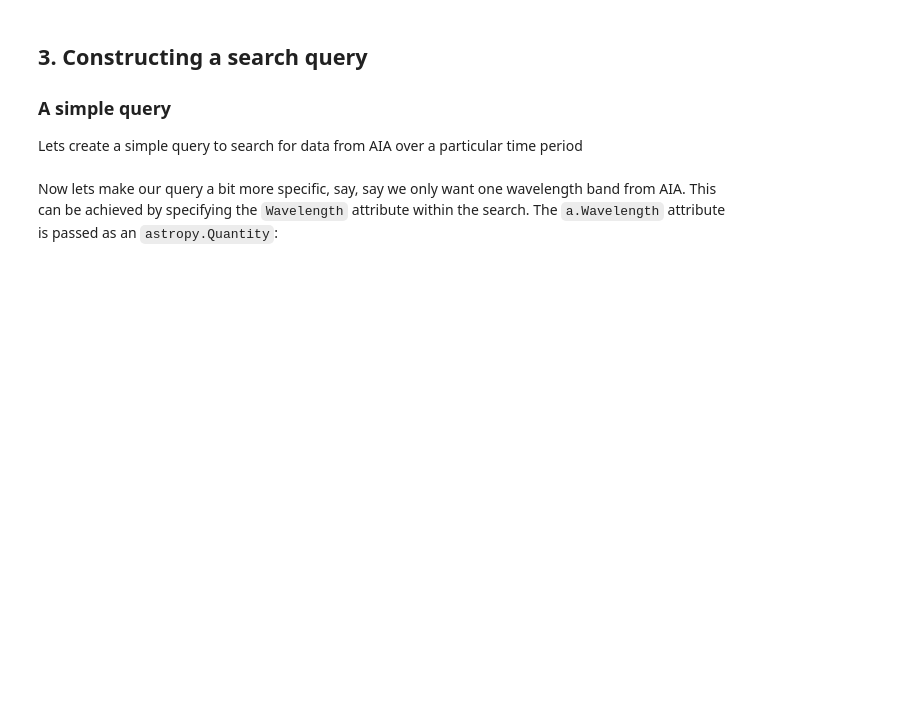
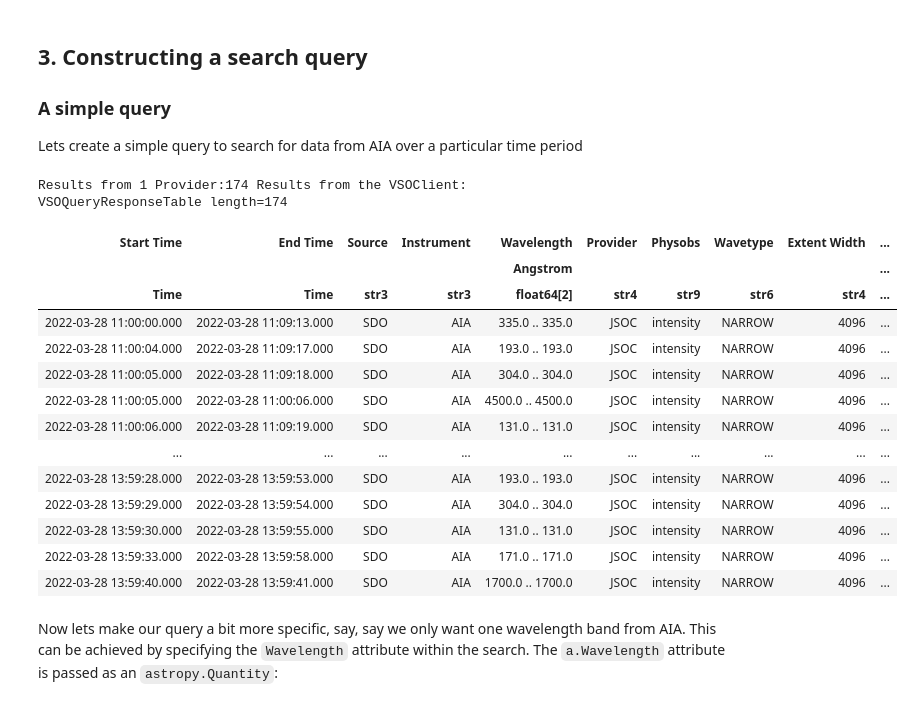
Before and after one commit to hayesla/ESPDSummerSchoolSunPy, a Jupyter notebook: 1. Solar Data Search and Download.ipynb, the cells around one changed output. Cells and saved outputs as stored; diff of their text form; code cells hidden in the pictures; blank space fills up the shorter version.

```diff
--- a/1. Solar Data Search and Download.ipynb
+++ b/1. Solar Data Search and Download.ipynb
@@ -182,7 +181,24 @@ Lets create a simple query to search for data from AIA over a particular time pe
 result = Fido.search(a.Time("2022-03-28 11:00", "2022-03-28 14:00"),
                      a.Instrument("AIA"))
 # %%
-# result
+result
+# %% [output]
+Results from 1 Provider:174 Results from the VSOClient:
+VSOQueryResponseTable length=174
+| Start Time | End Time | Source | Instrument | Wavelength | Provider | Physobs | Wavetype | Extent Width | ... |
+|  |  |  |  | Angstrom |  |  |  |  | ... |
+| Time | Time | str3 | str3 | float64[2] | str4 | str9 | str6 | str4 | ... |
+| 2022-03-28 11:00:00.000 | 2022-03-28 11:09:13.000 | SDO | AIA | 335.0 .. 335.0 | JSOC | intensity | NARROW | 4096 | ... |
+| 2022-03-28 11:00:04.000 | 2022-03-28 11:09:17.000 | SDO | AIA | 193.0 .. 193.0 | JSOC | intensity | NARROW | 4096 | ... |
+| 2022-03-28 11:00:05.000 | 2022-03-28 11:09:18.000 | SDO | AIA | 304.0 .. 304.0 | JSOC | intensity | NARROW | 4096 | ... |
+| 2022-03-28 11:00:05.000 | 2022-03-28 11:00:06.000 | SDO | AIA | 4500.0 .. 4500.0 | JSOC | intensity | NARROW | 4096 | ... |
+| 2022-03-28 11:00:06.000 | 2022-03-28 11:09:19.000 | SDO | AIA | 131.0 .. 131.0 | JSOC | intensity | NARROW | 4096 | ... |
+| ... | ... | ... | ... | ... | ... | ... | ... | ... | ... |
+| 2022-03-28 13:59:28.000 | 2022-03-28 13:59:53.000 | SDO | AIA | 193.0 .. 193.0 | JSOC | intensity | NARROW | 4096 | ... |
+| 2022-03-28 13:59:29.000 | 2022-03-28 13:59:54.000 | SDO | AIA | 304.0 .. 304.0 | JSOC | intensity | NARROW | 4096 | ... |
+| 2022-03-28 13:59:30.000 | 2022-03-28 13:59:55.000 | SDO | AIA | 131.0 .. 131.0 | JSOC | intensity | NARROW | 4096 | ... |
+| 2022-03-28 13:59:33.000 | 2022-03-28 13:59:58.000 | SDO | AIA | 171.0 .. 171.0 | JSOC | intensity | NARROW | 4096 | ... |
+| 2022-03-28 13:59:40.000 | 2022-03-28 13:59:41.000 | SDO | AIA | 1700.0 .. 1700.0 | JSOC | intensity | NARROW | 4096 | ... |
 # %% [markdown]
 Now lets make our query a bit more specific, say, say we only want one wavelength band from AIA. This can be achieved by specifying the `Wavelength` attribute within the search. The `a.Wavelength` attribute is passed as an `astropy.Quantity`:
 # %%
```
Also changed, not shown: parts of 21 cells of this notebook.
